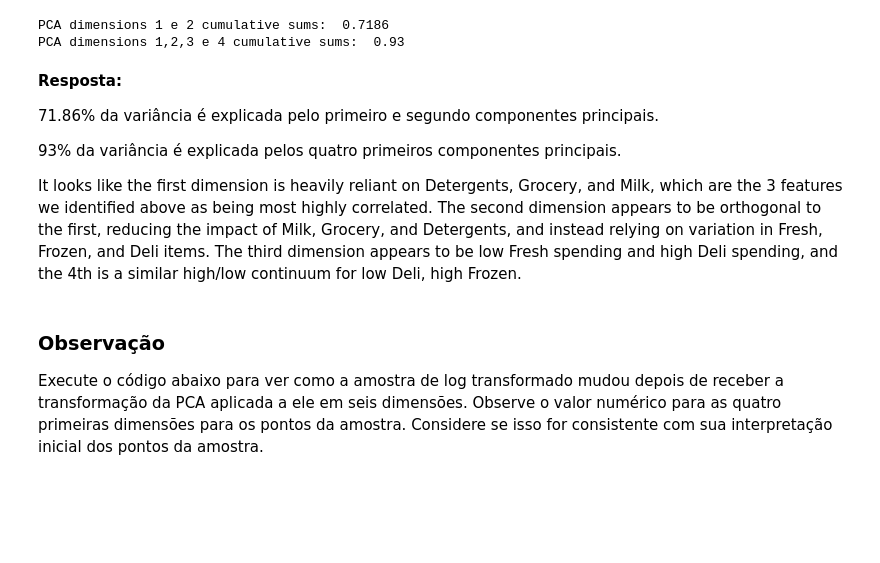
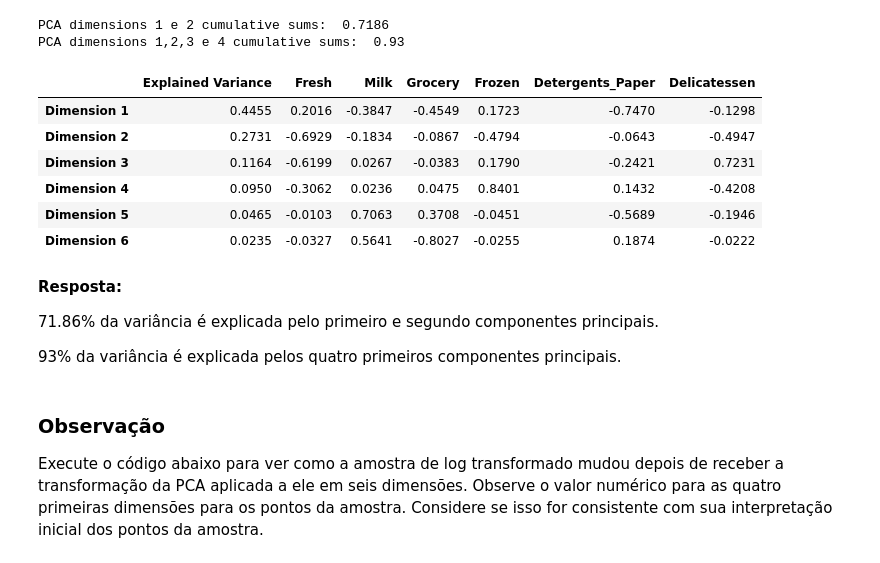
Before and after one commit to Wassimply/udacity-projects, a Jupyter notebook: creating-customer-segments/customer_segments_PT.ipynb, the cells around one changed output. Cells and saved outputs as stored; diff of their text form; code cells hidden in the pictures; blank space fills up the shorter version.

```diff
--- a/creating-customer-segments/customer_segments_PT.ipynb
+++ b/creating-customer-segments/customer_segments_PT.ipynb
@@ -386,17 +386,22 @@ print("PCA dimensions 1,2,3 e 4 cumulative sums: ", pca_results['Explained Varia
 # %% [output]
 PCA dimensions 1 e 2 cumulative sums:  0.7186
 PCA dimensions 1,2,3 e 4 cumulative sums:  0.93
-# %% [markdown]
-**Resposta:**
-
-71.86% da variância é explicada pelo primeiro e segundo componentes principais.
-
-93% da variância é explicada pelos quatro primeiros componentes principais.
-
-
-
-
- It looks like the first dimension is heavily reliant on Detergents, Grocery, and Milk, which are the 3 features we identified above as being most highly correlated. The second dimension appears to be orthogonal to the first, reducing the impact of Milk, Grocery, and Detergents, and instead relying on variation in Fresh, Frozen, and Deli items. The third dimension appears to be low Fresh spending and high Deli spending, and the 4th is a similar high/low continuum for low Deli, high Frozen.
+# %%
+pca_results
+# %% [output]
+|  | Explained Variance | Fresh | Milk | Grocery | Frozen | Detergents_Paper | Delicatessen |
+| Dimension 1 | 0.4455 | 0.2016 | -0.3847 | -0.4549 | 0.1723 | -0.7470 | -0.1298 |
+| Dimension 2 | 0.2731 | -0.6929 | -0.1834 | -0.0867 | -0.4794 | -0.0643 | -0.4947 |
+| Dimension 3 | 0.1164 | -0.6199 | 0.0267 | -0.0383 | 0.1790 | -0.2421 | 0.7231 |
+| Dimension 4 | 0.0950 | -0.3062 | 0.0236 | 0.0475 | 0.8401 | 0.1432 | -0.4208 |
+| Dimension 5 | 0.0465 | -0.0103 | 0.7063 | 0.3708 | -0.0451 | -0.5689 | -0.1946 |
+| Dimension 6 | 0.0235 | -0.0327 | 0.5641 | -0.8027 | -0.0255 | 0.1874 | -0.0222 |
+# %% [markdown]
+**Resposta:**
+
+71.86% da variância é explicada pelo primeiro e segundo componentes principais.
+
+93% da variância é explicada pelos quatro primeiros componentes principais.
 # %% [markdown]
 ### Observação
 Execute o código abaixo para ver como a amostra de log transformado mudou depois de receber a transformação da PCA aplicada a ele em seis dimensões. Observe o valor numérico para as quatro primeiras dimensões para os pontos da amostra. Considere se isso for consistente com sua interpretação inicial dos pontos da amostra.
```
Also changed, not shown: parts of 19 cells of this notebook, 1 other file.
